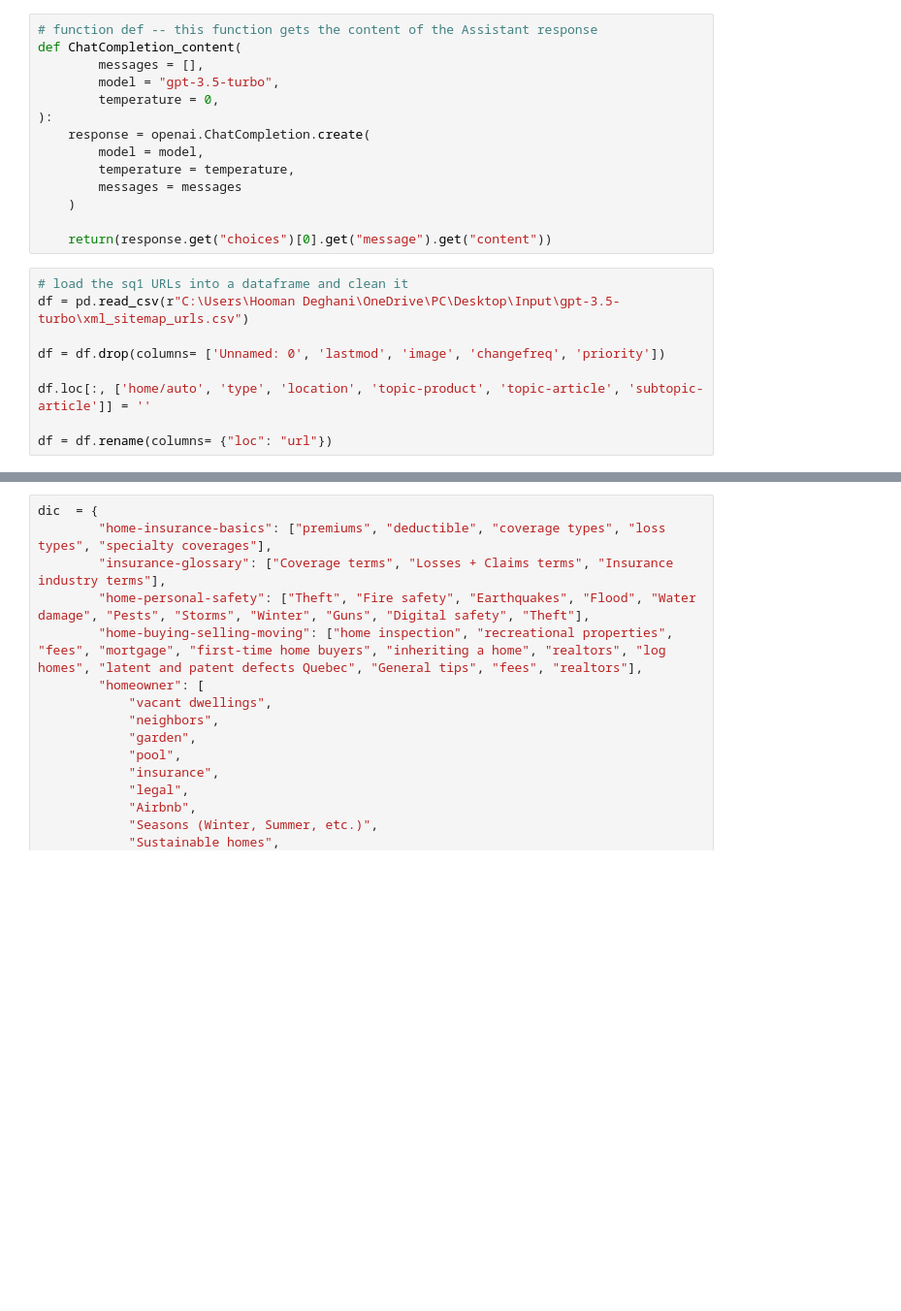
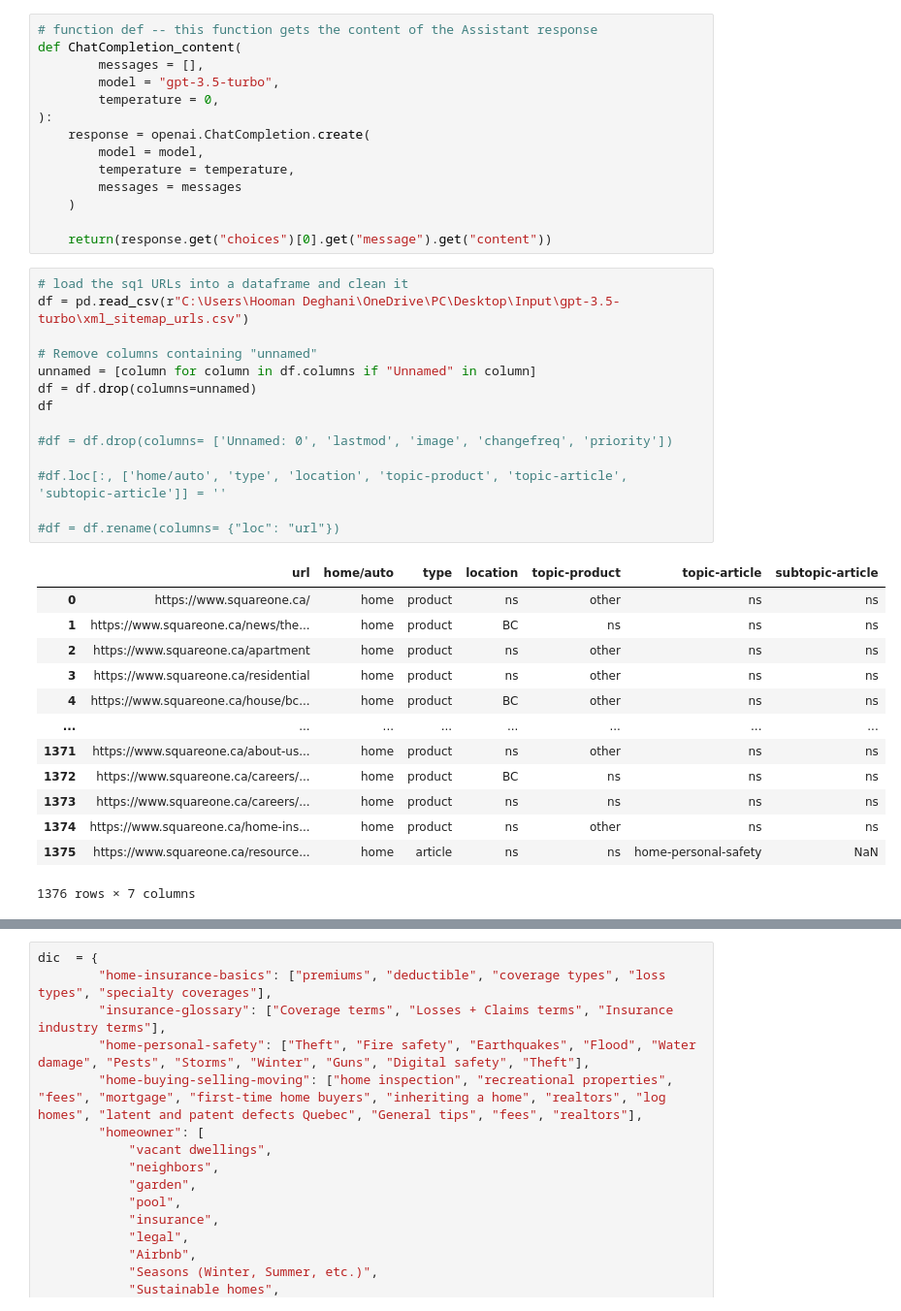
Before and after one commit to HoomanDehghaniML/DataAnalysis, a Jupyter notebook: gpt3.5/practice.ipynb, the cells around one changed output, grey strips where cells are left out. Shown at 97% size. Drawn from its saved outputs; the diff is of its cells as text; blank space fills up the shorter version.

```diff
--- a/gpt3.5/practice.ipynb
+++ b/gpt3.5/practice.ipynb
@@ -29,10 +32,29 @@ def ChatCompletion_content(
 # %%
 # load the sq1 URLs into a dataframe and clean it
 df = pd.read_csv(r"C:\Users\Hooman Deghani\OneDrive\PC\Desktop\Input\gpt-3.5-turbo\xml_sitemap_urls.csv")
 
-df = df.drop(columns= ['Unnamed: 0', 'lastmod', 'image', 'changefreq', 'priority'])
+# Remove columns containing "unnamed"
+unnamed = [column for column in df.columns if "Unnamed" in column]
+df = df.drop(columns=unnamed)
+df
 
-df.loc[:, ['home/auto', 'type', 'location', 'topic-product', 'topic-article', 'subtopic-article']] = ''
+#df = df.drop(columns= ['Unnamed: 0', 'lastmod', 'image', 'changefreq', 'priority'])
 
-df = df.rename(columns= {"loc": "url"})
+#df.loc[:, ['home/auto', 'type', 'location', 'topic-product', 'topic-article', 'subtopic-article']] = ''
+
+#df = df.rename(columns= {"loc": "url"})
+# %% [output]
+|  | url | home/auto | type | location | topic-product | topic-article | subtopic-article |
+| 0 | https://www.squareone.ca/ | home | product | ns | other | ns | ns |
+| 1 | https://www.squareone.ca/news/the... | home | product | BC | ns | ns | ns |
+| 2 | https://www.squareone.ca/apartment | home | product | ns | other | ns | ns |
+| 3 | https://www.squareone.ca/residential | home | product | ns | other | ns | ns |
+| 4 | https://www.squareone.ca/house/bc... | home | product | BC | other | ns | ns |
+| ... | ... | ... | ... | ... | ... | ... | ... |
+| 1371 | https://www.squareone.ca/about-us... | home | product | ns | other | ns | ns |
+| 1372 | https://www.squareone.ca/careers/... | home | product | BC | ns | ns | ns |
+| 1373 | https://www.squareone.ca/careers/... | home | product | ns | ns | ns | ns |
+| 1374 | https://www.squareone.ca/home-ins... | home | product | ns | other | ns | ns |
+| 1375 | https://www.squareone.ca/resource... | home | article | ns | ns | home-personal-safety | NaN |
+1376 rows × 7 columns
 # %%
```
Also changed, not shown: parts of 17 cells of this notebook, 14 other files.
